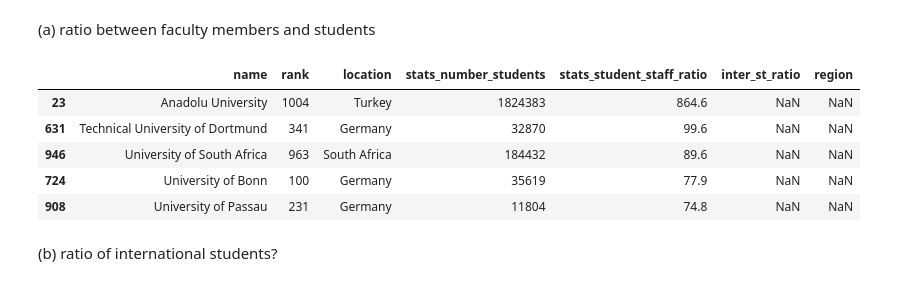
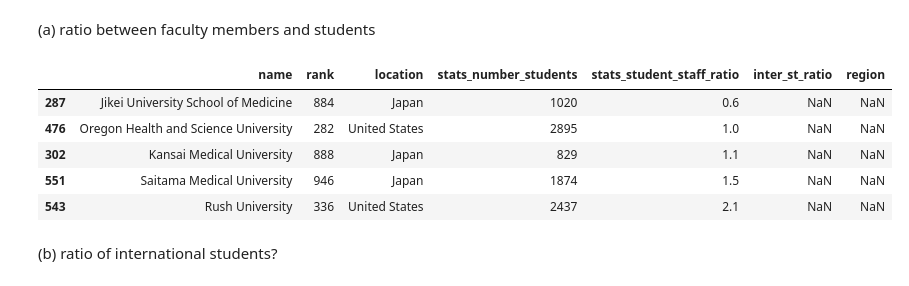
Before and after one commit to IsaacLeimgruber/ADA_labs_repo, a Jupyter notebook: 02 - Data from the Web/hw02_isaac.ipynb, the cells around one changed output. Cells and saved outputs as stored; diff of their text form; code cells hidden in the pictures.

```diff
--- a/02 - Data from the Web/hw02_isaac.ipynb
+++ b/02 - Data from the Web/hw02_isaac.ipynb
@@ -835,11 +833,11 @@ For the regions, we have a problem because they are neither given in the data an
 So we think that it's better to add a col and take the ragion from the first url www.topuniversities.com,
 if they exist
 # %%
-univ_tot2_df2 = univ_tot_df2.set_index('name').join(univ_tot_df.set_index('title'))
-univ_tot2_df2 = univ_tot2_df2.drop('country', 1).drop('rank_display', 1).drop('inter_st', 1).drop('students', 1).drop('inter_fac', 1).drop('fac', 1)
-univ_tot2_df2 = univ_tot2_df2.reset_index()
-univ_tot2_df2.columns = ['name', 'rank', 'location', 'stats_number_students', 'stats_student_staff_ratio','inter_st_ratio' , 'region']
-univ_tot2_df2.head()
+univ_merged2 = univ_tot_df2.set_index('name').join(univ_tot_df.set_index('title'))
+univ_merged2 = univ_merged2.drop('country', 1).drop('rank_display', 1).drop('inter_st', 1).drop('students', 1).drop('inter_fac', 1).drop('fac', 1)
+univ_merged2 = univ_merged2.reset_index()
+univ_merged2.columns = ['name', 'rank', 'location', 'stats_number_students', 'stats_student_staff_ratio','inter_st_ratio' , 'region']
+univ_merged2.head()
 # %% [output]
 |  | name | rank | location | stats_number_students | stats_student_staff_ratio | inter_st_ratio | region |
 | 0 | AGH University of Science and Tec... | 603 | Poland | 32930 | 14.9 | NaN | Europe |
@@ -847,5 +845,3 @@ univ_tot2_df2.head()
 | 2 | Aalto University | 190 | Finland | 12744 | 20.2 | NaN | Europe |
 | 3 | Aarhus University | 109 | Denmark | 25167 | 14.3 | NaN | Europe |
 | 4 | Aberystwyth University | 301 | United Kingdom | 7920 | 18.4 | NaN | Europe |
-# %%
-univ_tot2_df2.set_index('location').join(univ_tot_df.set_index(''))
@@ -884,14 +860,14 @@ def sortby_col_rank2(df, col):
 # %% [markdown]
 (a) ratio between faculty members and students
 # %%
-univ_tot2_df2.sort_values(['stats_student_staff_ratio'], ascending = 0).head()
+univ_tot2_df2.sort_values(['stats_student_staff_ratio'], ascending = 1).head()
 # %% [output]
 |  | name | rank | location | stats_number_students | stats_student_staff_ratio | inter_st_ratio | region |
-| 23 | Anadolu University | 1004 | Turkey | 1824383 | 864.6 | NaN | NaN |
-| 631 | Technical University of Dortmund | 341 | Germany | 32870 | 99.6 | NaN | NaN |
-| 946 | University of South Africa | 963 | South Africa | 184432 | 89.6 | NaN | NaN |
-| 724 | University of Bonn | 100 | Germany | 35619 | 77.9 | NaN | NaN |
-| 908 | University of Passau | 231 | Germany | 11804 | 74.8 | NaN | NaN |
+| 287 | Jikei University School of Medicine | 884 | Japan | 1020 | 0.6 | NaN | NaN |
+| 476 | Oregon Health and Science University | 282 | United States | 2895 | 1.0 | NaN | NaN |
+| 302 | Kansai Medical University | 888 | Japan | 829 | 1.1 | NaN | NaN |
+| 551 | Saitama Medical University | 946 | Japan | 1874 | 1.5 | NaN | NaN |
+| 543 | Rush University | 336 | United States | 2437 | 2.1 | NaN | NaN |
 # %% [markdown]
 (b) ratio of international students?
 # %%
```
Also changed, not shown: parts of 19 cells of this notebook.
